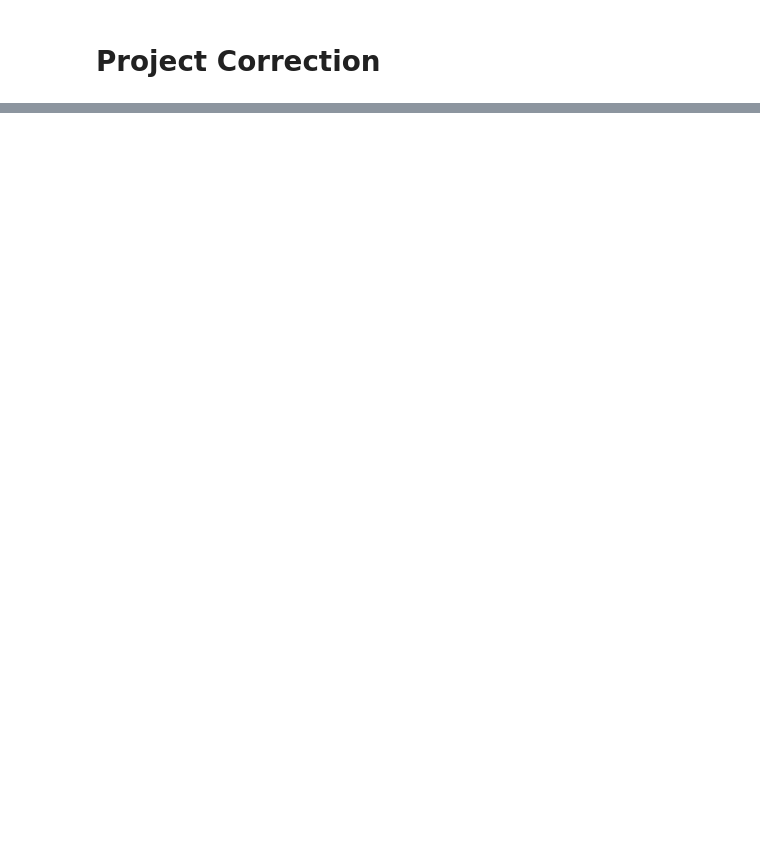
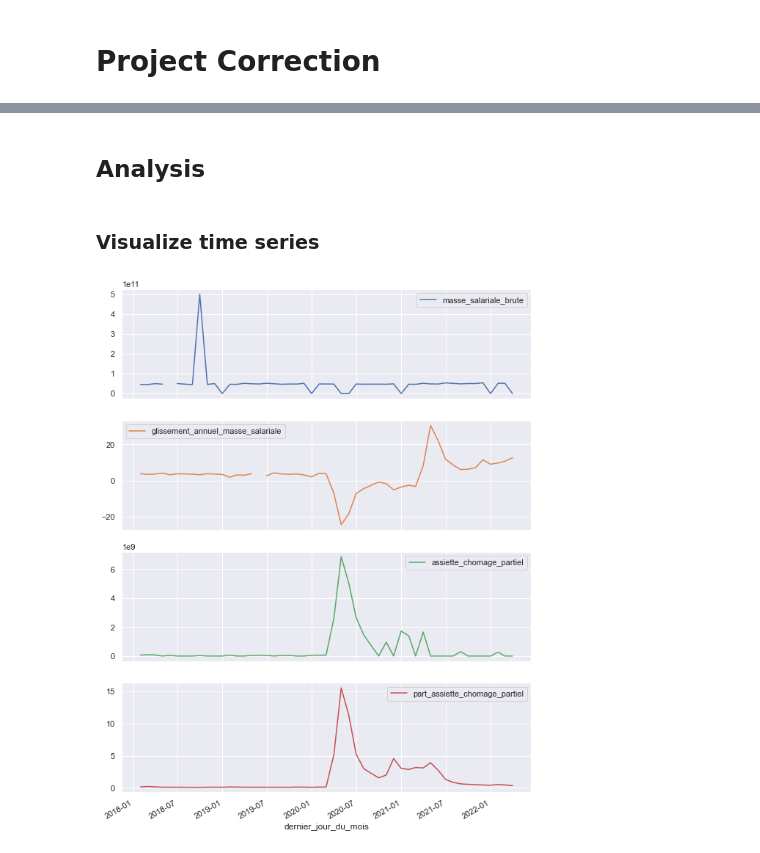
Before and after one commit to AlexisBogroff/Sorbonne_Data_Science_Workshop, a Jupyter notebook: src/Project_correction.ipynb, the cells around one changed output, grey strips where cells are left out. Saved outputs shown, nothing was run; the diff lists cells and outputs as text; code cells hidden in the pictures; blank space fills up the shorter version.

```diff
--- a/src/Project_correction.ipynb
+++ b/src/Project_correction.ipynb
@@ -69,0 +60,9 @@ df.sort_index()
+# %% [markdown]
+## Analysis
+# %% [markdown]
+### Visualize time series
+# %%
+df.plot(subplots=True, figsize=(10, 14))
+None
+# %% [output]
+[figure, added]
```
Also changed, not shown: parts of 50 cells of this notebook, 8 other files.
